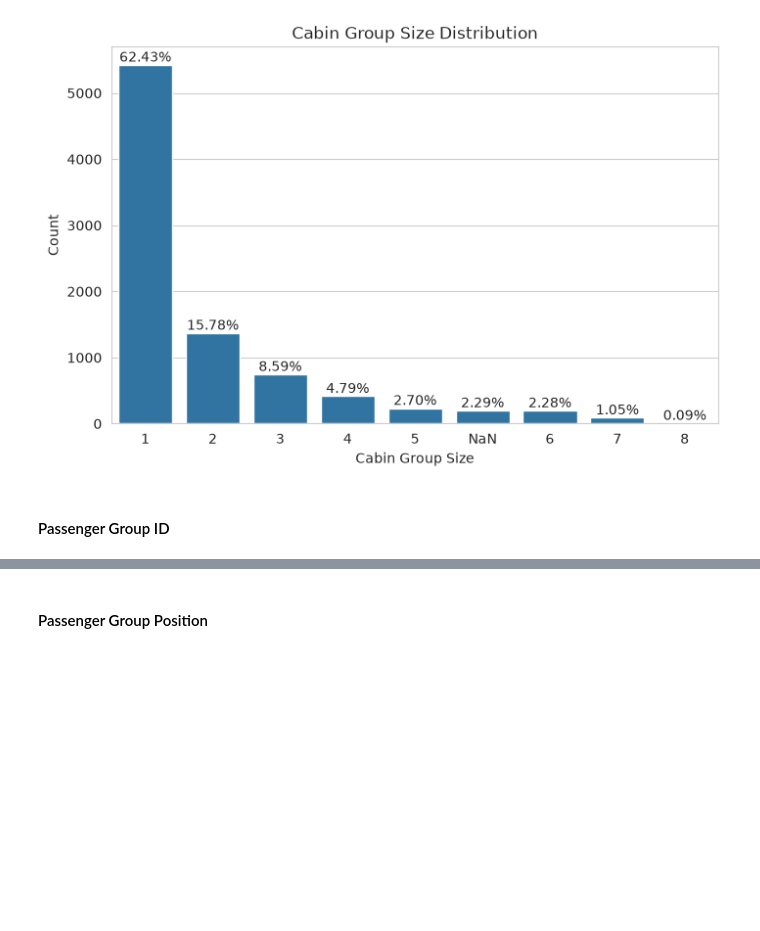
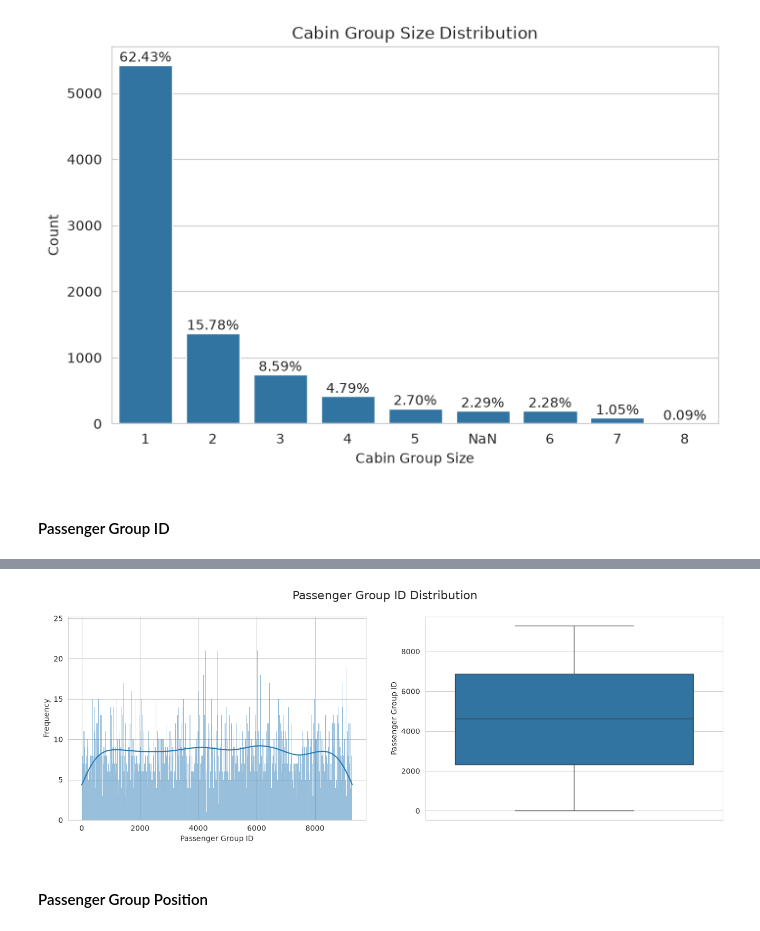
Before and after one commit to ash1ra/Spaceship-Titanic, a Jupyter notebook: notebooks/Spaceship Titanic v3.ipynb, the cells around one changed output, grey strips where cells are left out. Drawn from its saved outputs; the diff is of its cells as text; code cells hidden in the pictures; blank space fills up the shorter version.

```diff
--- a/notebooks/Spaceship Titanic v3.ipynb
+++ b/notebooks/Spaceship Titanic v3.ipynb
@@ -842,3 +916,17 @@ plt.show()
+# %%
+fig, axes = plt.subplots(ncols=2, figsize=(16,5))
+fig.suptitle("Passenger Group ID Distribution", fontsize=16)
+
+ax = sns.histplot(df["Passenger_Group_ID"], ax=axes[0], bins=1000, kde=True)
+ax.set_xlabel("Passenger Group ID")
+ax.set_ylabel("Frequency")
+
+ax = sns.boxplot(df["Passenger_Group_ID"], ax=axes[1])
+ax.set_ylabel("Passenger Group ID")
+
+plt.show()
+# %% [output]
+[figure, added]
 # %% [markdown]
 #### Passenger Group Position
 # %%
```
Also changed, not shown: parts of 40 cells of this notebook.
